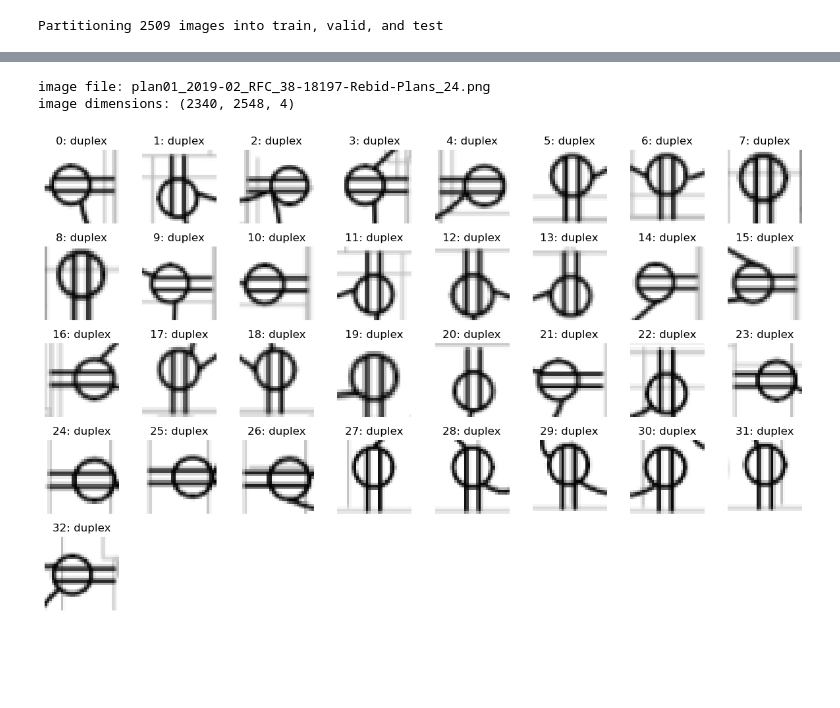
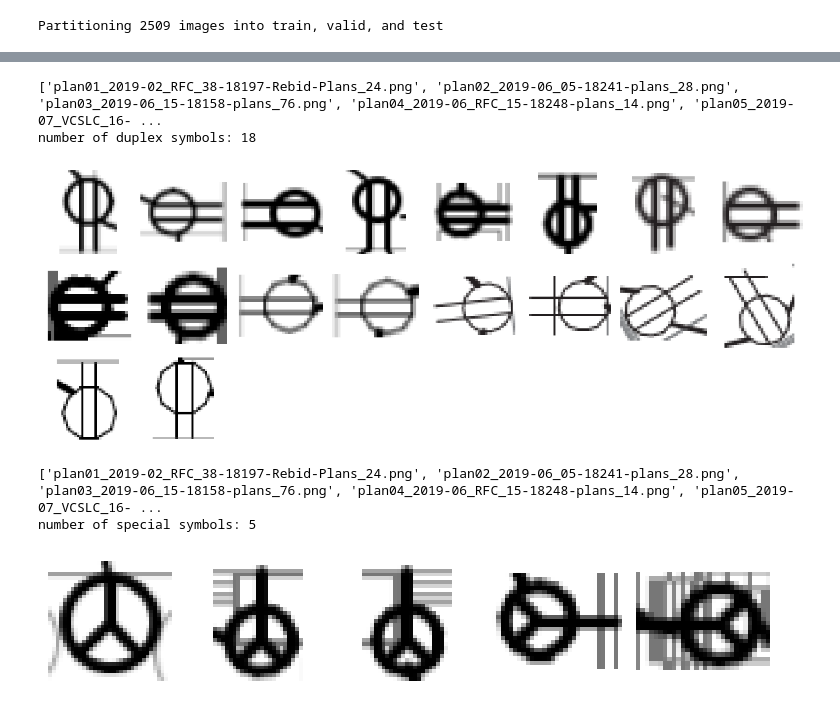
Before and after one commit to rdstern90/DSBA-6165-Project, a Jupyter notebook: Training Data Creation/extract_symbols_generate_yolo_data.ipynb, the cells around one changed output, grey strips where cells are left out. Saved outputs shown, nothing was run; the diff lists cells and outputs as text; code cells hidden in the pictures; blank space fills up the shorter version.

```diff
--- a/Training Data Creation/extract_symbols_generate_yolo_data.ipynb
+++ b/Training Data Creation/extract_symbols_generate_yolo_data.ipynb
@@ -7,7 +7,7 @@ import pandas as pd
 import numpy as np
 import matplotlib.pyplot as plt
 # %%
-image_dir = "../data/plans/with_symbols/_test/images/"
+image_dir = "../data/plans/with_symbols/images/"
 
 filelist = os.listdir(image_dir)
 image_paths = [image_dir+file for file in filelist]
@@ -16,7 +16,7 @@ image_paths = [image_dir+file for file in filelist]
 *   **data** (to be cleaned in the next step)
 *   **fnames_labelfile**
 # %%
-label_file = "../data/plans/with_symbols/_test/raw_label_file_test.csv"
+label_file = "../data/plans/with_symbols/raw_label_file.csv"
 
 data = []
 fnames_labelfile = []
@@ -742,14 +748,14 @@ seed nr=012, iter=0,    dx=0,           dy=0,           n symbols=4,    start xy
 # %% [markdown]
 #### Save (up to) n crops + yolo label-files (.txt)
 # %%
-empty_samples_frac = 0.0
+empty_samples_frac = 0.3
 n_max = 9999
 img_pad = 100
 max_crop_transl = 75
 crop_size=512
 crop_intersect_padding = 2
-target_overlap = 0.0
-output_dir = "../_ignore/manually_labeled_training/_temp_output_dir/"
+target_overlap = 0
+output_dir = "../_ignore/manually_labeled_testing/_temp_output_dir/"
 output_df = pd.DataFrame()
 
 
@@ -760,7 +766,6 @@ os.makedirs(output_dir+"images_manual/")
 j_not_empty = 0
 j_empty = 0
 for fname in fnames_labelfile:
-# for fname in ['plan07_2019-08_Bexar_0915-12-602_64.png']:
 
     imgfile, df = get_image_and_bbx_df(fname, pad=img_pad)
     imgfile_array = np.array(imgfile)
@@ -948,7 +1022,13 @@ def plot_symbols(fname, symbol_size):
+# %%
+plot_symbols2(fnames_labelfile, symbol_size=6, type="duplex", n_each_plan=2)
+# %% [output]
+['plan01_2019-02_RFC_38-18197-Rebid-Plans_24.png', 'plan02_2019-06_05-18241-plans_28.png', 'plan03_2019-06_15-18158-plans_76.png', 'plan04_2019-06_RFC_15-18248-plans_14.png', 'plan05_2019-07_VCSLC_16- ...
+number of duplex symbols: 18
+[figure, added]
 # %%
-plot_symbols(fnames_labelfile[0], symbol_size=6)
+plot_symbols2(fnames_labelfile, symbol_size=6, type="special")
 # %% [output]
-image file: plan01_2019-02_RFC_38-18197-Rebid-Plans_24.png
-image dimensions: (2340, 2548, 4)
+['plan01_2019-02_RFC_38-18197-Rebid-Plans_24.png', 'plan02_2019-06_05-18241-plans_28.png', 'plan03_2019-06_15-18158-plans_76.png', 'plan04_2019-06_RFC_15-18248-plans_14.png', 'plan05_2019-07_VCSLC_16- ...
+number of special symbols: 5
-[figure, old version]
+[figure, new version]
 # %%
```
Also changed, not shown: parts of 19 cells of this notebook.
